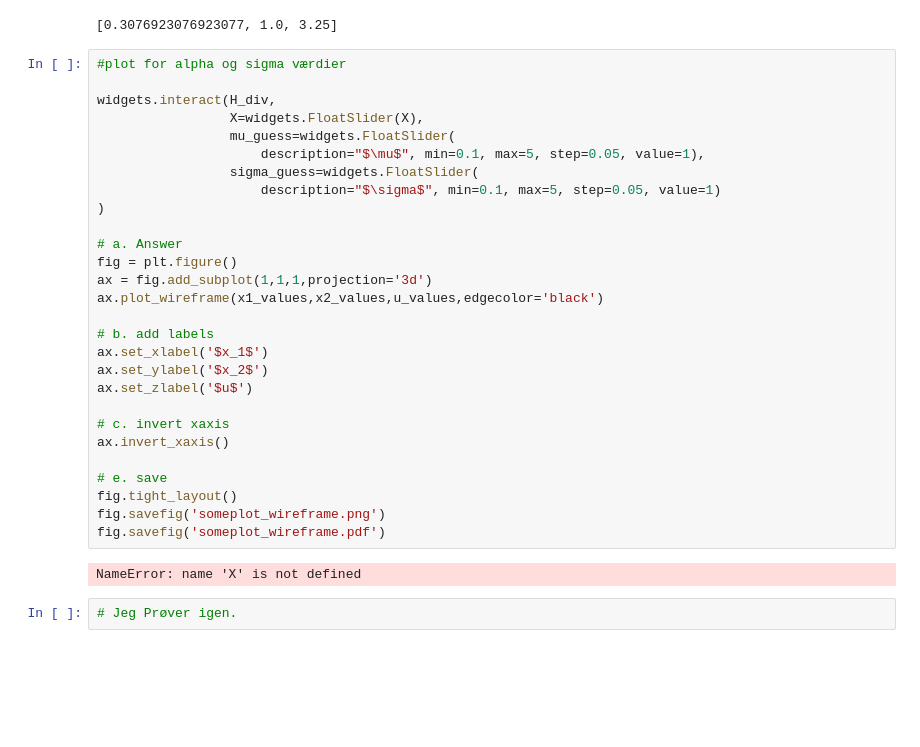
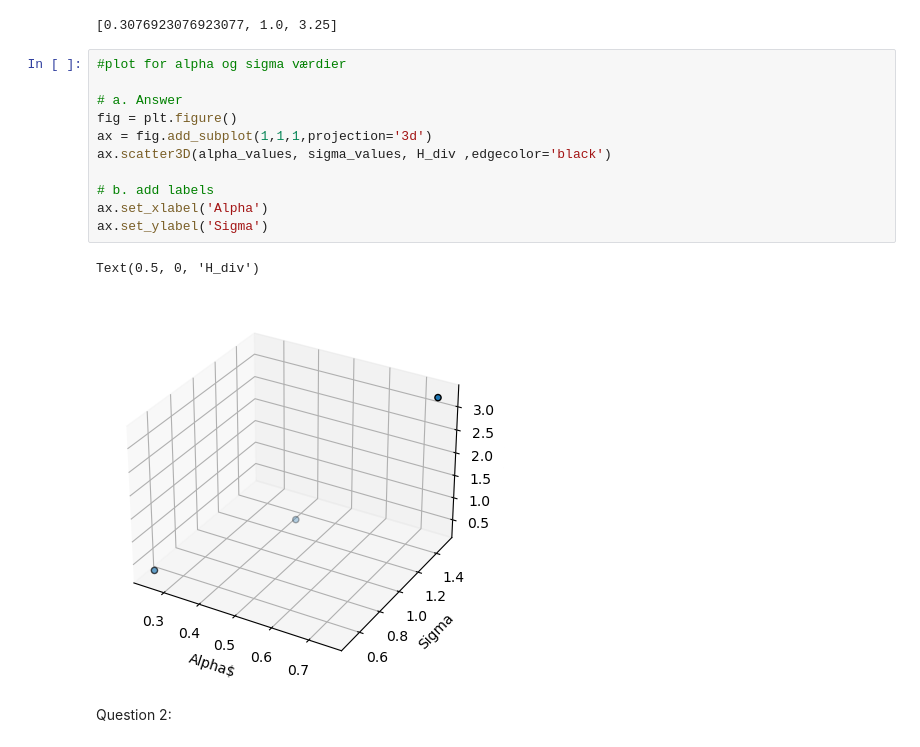
Before and after one commit to NumEconCopenhagen/projects-2023-siuuu, a Jupyter notebook: inauguralproject/Project_code.ipynb, the cells around one changed output. Cells and saved outputs as stored; diff of their text form; blank space fills up the shorter version.

```diff
--- a/inauguralproject/Project_code.ipynb
+++ b/inauguralproject/Project_code.ipynb
@@ -25,33 +26,17 @@ print(H_div)
 [0.3076923076923077, 1.0, 3.25]
 # %%
 #plot for alpha og sigma værdier
-
-widgets.interact(H_div,
-                 X=widgets.FloatSlider(X),
-                 mu_guess=widgets.FloatSlider(
-                     description="$\mu$", min=0.1, max=5, step=0.05, value=1),
-                 sigma_guess=widgets.FloatSlider(
-                     description="$\sigma$", min=0.1, max=5, step=0.05, value=1)
-)
 
 # a. Answer
 fig = plt.figure()
 ax = fig.add_subplot(1,1,1,projection='3d')
-ax.plot_wireframe(x1_values,x2_values,u_values,edgecolor='black')
+ax.scatter3D(alpha_values, sigma_values, H_div ,edgecolor='black')
 
 # b. add labels
-ax.set_xlabel('$x_1$')
-ax.set_ylabel('$x_2$')
-ax.set_zlabel('$u$')
-
-# c. invert xaxis
-ax.invert_xaxis()
-
-# e. save
-fig.tight_layout()
-fig.savefig('someplot_wireframe.png')
-fig.savefig('someplot_wireframe.pdf')
+ax.set_xlabel('Alpha')
+ax.set_ylabel('Sigma')
 # %% [output]
-NameError: name 'X' is not defined
+Text(0.5, 0, 'H_div')
+[figure, added]
-# %%
-# Jeg Prøver igen.
+# %% [markdown]
+Question 2:
```
Also changed, not shown: parts of 3 cells of this notebook.
